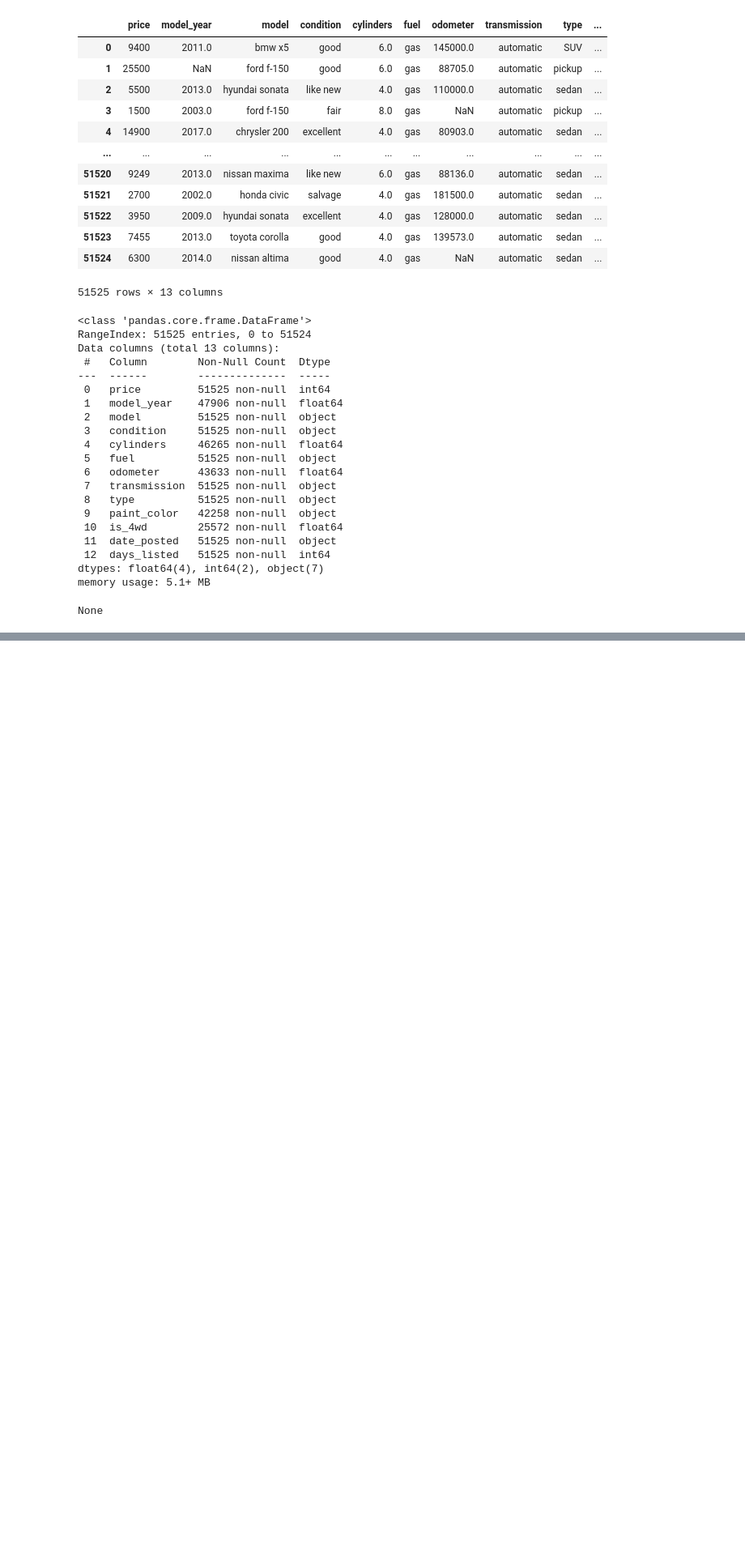
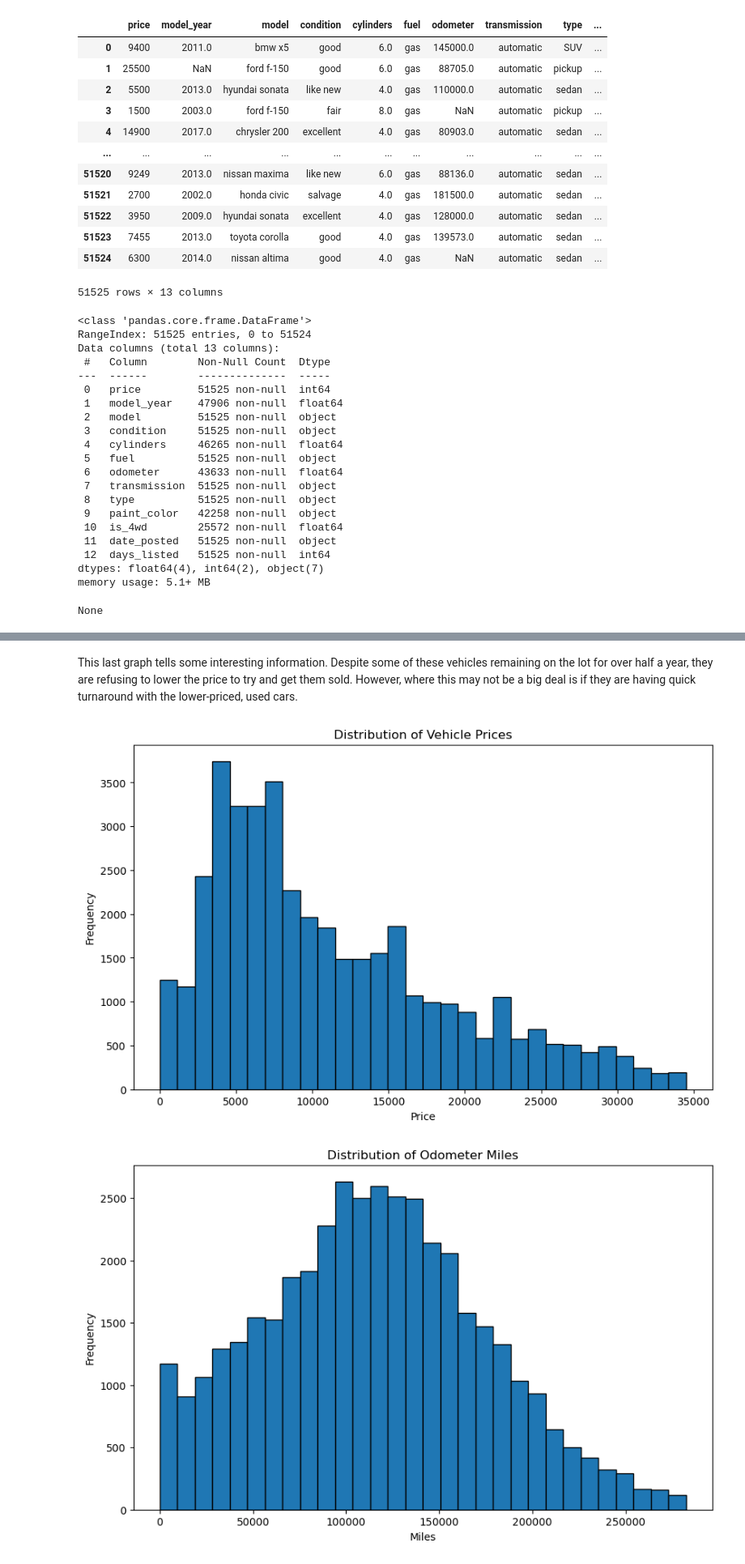
Before and after one commit to Ptown-1988/Sprint_4_Project, a Jupyter notebook: Jupyter Notebook Sprint4Project.ipynb, the cells around one changed output, grey strips where cells are left out. Shown at 81% size. Saved outputs shown, nothing was run; the diff lists cells and outputs as text; code cells hidden in the pictures; blank space fills up the shorter version.

```diff
--- a/Jupyter Notebook Sprint4Project.ipynb
+++ b/Jupyter Notebook Sprint4Project.ipynb
@@ -71,0 +229,34 @@ plt.show()
+# %% [markdown]
+This last graph tells some interesting information. Despite some of these vehicles remaining on the lot for over half a year, they are refusing to lower the price to try and get them sold. However, where this may not be a big deal is if they are having quick turnaround with the lower-priced, used cars.
+# %%
+#Histograms
+plt.figure(figsize=(10, 6))
+plt.hist(vehicles_df_w_odometer['price'], bins=30, edgecolor='black')
+plt.title('Distribution of Vehicle Prices')
+plt.xlabel('Price')
+plt.ylabel('Frequency')
+plt.show()
+
+plt.figure(figsize=(10, 6))
+plt.hist(vehicles_df_w_odometer['odometer'], bins=30, edgecolor='black')
+plt.title('Distribution of Odometer Miles')
+plt.xlabel('Miles')
+plt.ylabel('Frequency')
+plt.show()
+
+plt.figure(figsize=(10, 6))
+plt.hist(vehicles_df_w_odometer['model_year'], bins=30, edgecolor='black')
+plt.title('Distribution of Vehicle Model Years')
+plt.xlabel('Year')
+plt.ylabel('Frequency')
+plt.show()
+
+plt.figure(figsize=(10, 6))
+plt.hist(vehicles_df_w_odometer['condition'], bins=30, edgecolor='black')
+plt.title('Distribution of Vehicle Condition')
+plt.xlabel('Condition')
+plt.ylabel('Frequency')
+plt.show()
+# %% [output]
+[figure, added]
+[figure, added]
```
Also changed, not shown: parts of 11 cells of this notebook.
